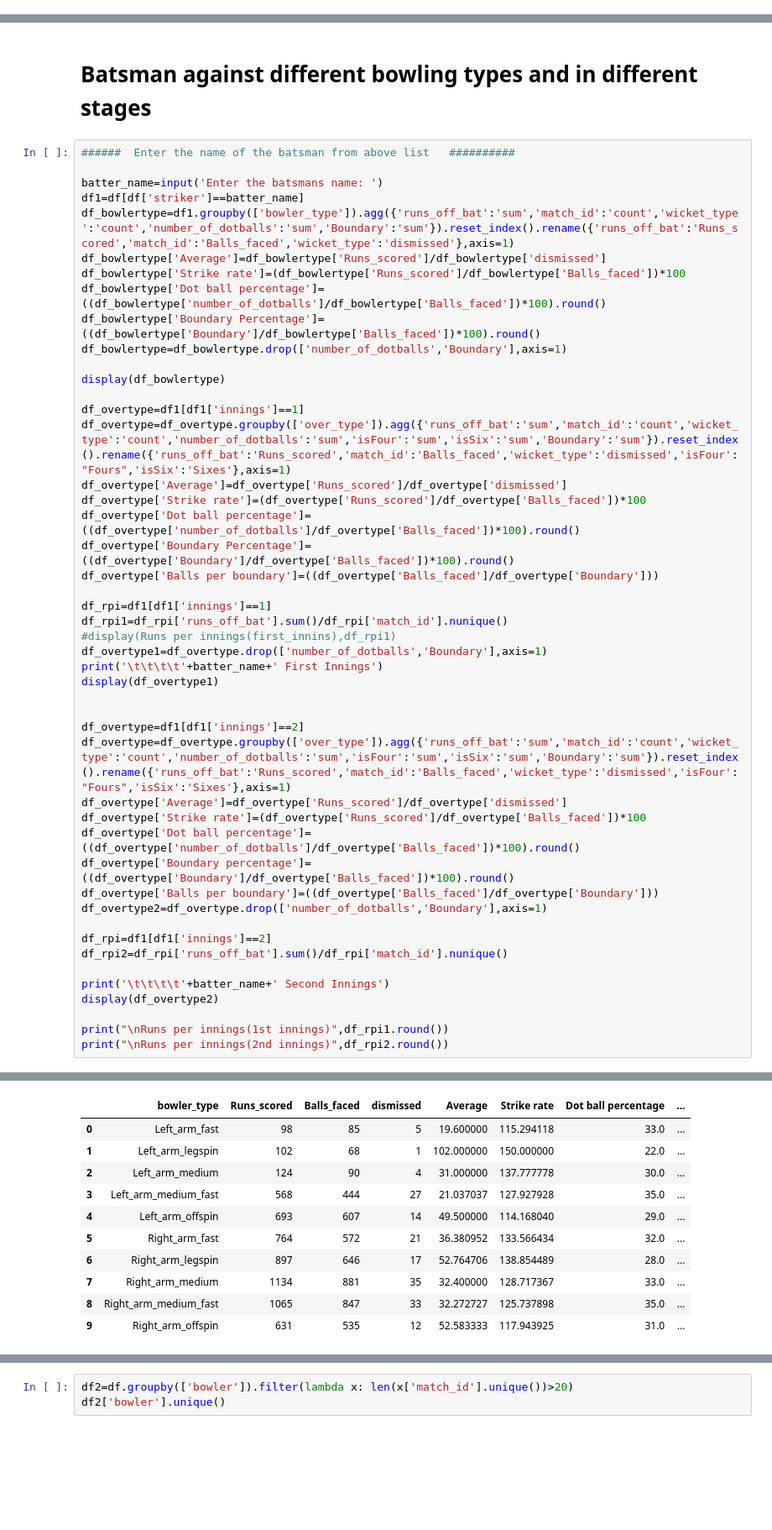
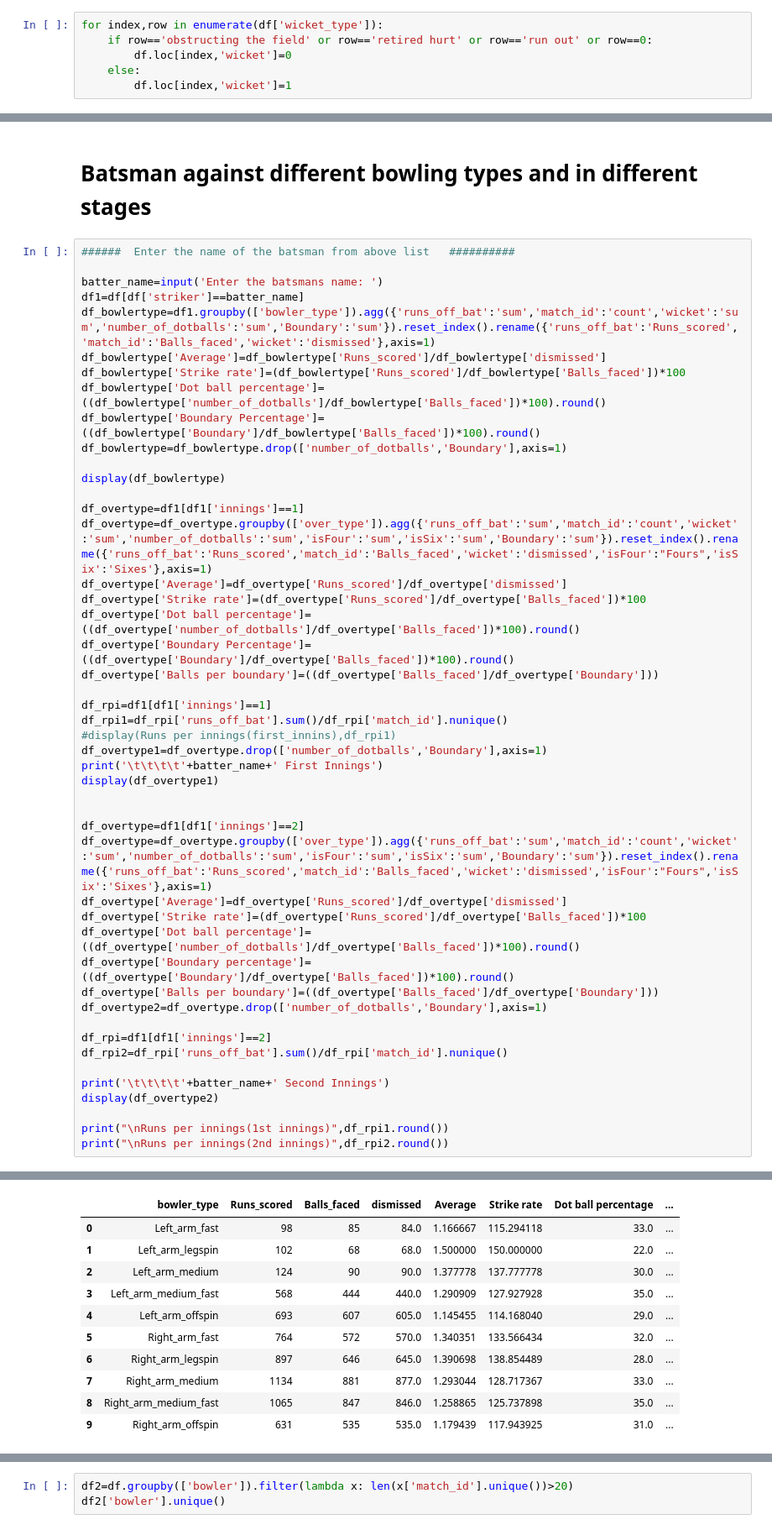
Before and after one commit to kartiksonaghela/Cricket-Analysis, a Jupyter notebook: Individual batsman and bowler.ipynb, the cells around one changed output, grey strips where cells are left out. Shown at 84% size. Saved outputs shown, nothing was run; the diff lists cells and outputs as text; blank space fills up the shorter version.

```diff
--- a/Individual batsman and bowler.ipynb
+++ b/Individual batsman and bowler.ipynb
@@ -20,6 +20,12 @@ df['isThree'] = df['runs_off_bat'].apply(lambda x: 1 if x == 3 else 0)
 df['isFour'] = df['runs_off_bat'].apply(lambda x: 1 if x == 4 else 0)
 df['isSix'] = df['runs_off_bat'].apply(lambda x: 1 if x == 6 else 0)
 df['Boundary'] = df['runs_off_bat'].apply(lambda x: 1 if x == 6 or x==4 else 0)
+# %%
+for index,row in enumerate(df['wicket_type']):
+    if row=='obstructing the field' or row=='retired hurt' or row=='run out' or row==0:
+        df.loc[index,'wicket']=0
+    else:
+        df.loc[index,'wicket']=1
 # %%
 df=df[(df.innings==1)|(df.innings==2)]
 # %%
@@ -61,7 +67,7 @@ array(['SC Ganguly', 'BB McCullum', 'DJ Hussey', 'R Dravid', 'V Kohli',
 
 batter_name=input('Enter the batsmans name: ')
 df1=df[df['striker']==batter_name]
-df_bowlertype=df1.groupby(['bowler_type']).agg({'runs_off_bat':'sum','match_id':'count','wicket_type':'count','number_of_dotballs':'sum','Boundary':'sum'}).reset_index().rename({'runs_off_bat':'Runs_scored','match_id':'Balls_faced','wicket_type':'dismissed'},axis=1)
+df_bowlertype=df1.groupby(['bowler_type']).agg({'runs_off_bat':'sum','match_id':'count','wicket':'sum','number_of_dotballs':'sum','Boundary':'sum'}).reset_index().rename({'runs_off_bat':'Runs_scored','match_id':'Balls_faced','wicket':'dismissed'},axis=1)
 df_bowlertype['Average']=df_bowlertype['Runs_scored']/df_bowlertype['dismissed']
 df_bowlertype['Strike rate']=(df_bowlertype['Runs_scored']/df_bowlertype['Balls_faced'])*100
 df_bowlertype['Dot ball percentage']=((df_bowlertype['number_of_dotballs']/df_bowlertype['Balls_faced'])*100).round()
@@ -71,50 +77,50 @@ df_bowlertype=df_bowlertype.drop(['number_of_dotballs','Boundary'],axis=1)
 display(df_bowlertype)
 
 df_overtype=df1[df1['innings']==1]
-df_overtype=df_overtype.groupby(['over_type']).agg({'runs_off_bat':'sum','match_id':'count','wicket_type':'count','number_of_dotballs':'sum','isFour':'sum','isSix':'sum','Boundary':'sum'}).reset_index().rename({'runs_off_bat':'Runs_scored','match_id':'Balls_faced','wicket_type':'dismissed','isFour':"Fours",'isSix':'Sixes'},axis=1)
+df_overtype=df_overtype.groupby(['over_type']).agg({'runs_off_bat':'sum','match_id':'count','wicket':'sum','number_of_dotballs':'sum','isFour':'sum','isSix':'sum','Boundary':'sum'}).reset_index().rename({'runs_off_bat':'Runs_scored','match_id':'Balls_faced','wicket':'dismissed','isFour':"Fours",'isSix':'Sixes'},axis=1)
 df_overtype['Average']=df_overtype['Runs_scored']/df_overtype['dismissed']
 df_overtype['Strike rate']=(df_overtype['Runs_scored']/df_overtype['Balls_faced'])*100
 df_overtype['Dot ball percentage']=((df_overtype['number_of_dotballs']/df_overtype['Balls_faced'])*100).round()
 df_overtype['Boundary Percentage']=((df_overtype['Boundary']/df_overtype['Balls_faced'])*100).round()
 df_overtype['Balls per boundary']=((df_overtype['Balls_faced']/df_overtype['Boundary']))
 
 df_rpi=df1[df1['innings']==1]
 df_rpi1=df_rpi['runs_off_bat'].sum()/df_rpi['match_id'].nunique()
 #display(Runs per innings(first_innins),df_rpi1)
 df_overtype1=df_overtype.drop(['number_of_dotballs','Boundary'],axis=1)
 print('\t\t\t\t'+batter_name+' First Innings')
 display(df_overtype1)
 
 
 df_overtype=df1[df1['innings']==2]
-df_overtype=df_overtype.groupby(['over_type']).agg({'runs_off_bat':'sum','match_id':'count','wicket_type':'count','number_of_dotballs':'sum','isFour':'sum','isSix':'sum','Boundary':'sum'}).reset_index().rename({'runs_off_bat':'Runs_scored','match_id':'Balls_faced','wicket_type':'dismissed','isFour':"Fours",'isSix':'Sixes'},axis=1)
+df_overtype=df_overtype.groupby(['over_type']).agg({'runs_off_bat':'sum','match_id':'count','wicket':'sum','number_of_dotballs':'sum','isFour':'sum','isSix':'sum','Boundary':'sum'}).reset_index().rename({'runs_off_bat':'Runs_scored','match_id':'Balls_faced','wicket':'dismissed','isFour':"Fours",'isSix':'Sixes'},axis=1)
 df_overtype['Average']=df_overtype['Runs_scored']/df_overtype['dismissed']
 df_overtype['Strike rate']=(df_overtype['Runs_scored']/df_overtype['Balls_faced'])*100
 df_overtype['Dot ball percentage']=((df_overtype['number_of_dotballs']/df_overtype['Balls_faced'])*100).round()
 df_overtype['Boundary percentage']=((df_overtype['Boundary']/df_overtype['Balls_faced'])*100).round()
 df_overtype['Balls per boundary']=((df_overtype['Balls_faced']/df_overtype['Boundary']))
 df_overtype2=df_overtype.drop(['number_of_dotballs','Boundary'],axis=1)
 
 df_rpi=df1[df1['innings']==2]
 df_rpi2=df_rpi['runs_off_bat'].sum()/df_rpi['match_id'].nunique()
 
 print('\t\t\t\t'+batter_name+' Second Innings')
 display(df_overtype2)
 
 print("\nRuns per innings(1st innings)",df_rpi1.round())
 print("\nRuns per innings(2nd innings)",df_rpi2.round())
 # %% [output]
 Enter the batsmans name: V Kohli
 |  | bowler_type | Runs_scored | Balls_faced | dismissed | Average | Strike rate | Dot ball percentage | ... |
-| 0 | Left_arm_fast | 98 | 85 | 5 | 19.600000 | 115.294118 | 33.0 | ... |
-| 1 | Left_arm_legspin | 102 | 68 | 1 | 102.000000 | 150.000000 | 22.0 | ... |
-| 2 | Left_arm_medium | 124 | 90 | 4 | 31.000000 | 137.777778 | 30.0 | ... |
-| 3 | Left_arm_medium_fast | 568 | 444 | 27 | 21.037037 | 127.927928 | 35.0 | ... |
-| 4 | Left_arm_offspin | 693 | 607 | 14 | 49.500000 | 114.168040 | 29.0 | ... |
-| 5 | Right_arm_fast | 764 | 572 | 21 | 36.380952 | 133.566434 | 32.0 | ... |
-| 6 | Right_arm_legspin | 897 | 646 | 17 | 52.764706 | 138.854489 | 28.0 | ... |
-| 7 | Right_arm_medium | 1134 | 881 | 35 | 32.400000 | 128.717367 | 33.0 | ... |
-| 8 | Right_arm_medium_fast | 1065 | 847 | 33 | 32.272727 | 125.737898 | 35.0 | ... |
-| 9 | Right_arm_offspin | 631 | 535 | 12 | 52.583333 | 117.943925 | 31.0 | ... |
+| 0 | Left_arm_fast | 98 | 85 | 84.0 | 1.166667 | 115.294118 | 33.0 | ... |
+| 1 | Left_arm_legspin | 102 | 68 | 68.0 | 1.500000 | 150.000000 | 22.0 | ... |
+| 2 | Left_arm_medium | 124 | 90 | 90.0 | 1.377778 | 137.777778 | 30.0 | ... |
+| 3 | Left_arm_medium_fast | 568 | 444 | 440.0 | 1.290909 | 127.927928 | 35.0 | ... |
+| 4 | Left_arm_offspin | 693 | 607 | 605.0 | 1.145455 | 114.168040 | 29.0 | ... |
+| 5 | Right_arm_fast | 764 | 572 | 570.0 | 1.340351 | 133.566434 | 32.0 | ... |
+| 6 | Right_arm_legspin | 897 | 646 | 645.0 | 1.390698 | 138.854489 | 28.0 | ... |
+| 7 | Right_arm_medium | 1134 | 881 | 877.0 | 1.293044 | 128.717367 | 33.0 | ... |
+| 8 | Right_arm_medium_fast | 1065 | 847 | 846.0 | 1.258865 | 125.737898 | 35.0 | ... |
+| 9 | Right_arm_offspin | 631 | 535 | 535.0 | 1.179439 | 117.943925 | 31.0 | ... |
                                 V Kohli First Innings
 |  | over_type | Runs_scored | Balls_faced | dismissed | Fours | Sixes | Average | Strike rate | ... |
```
Also changed, not shown: parts of 3 cells of this notebook.
